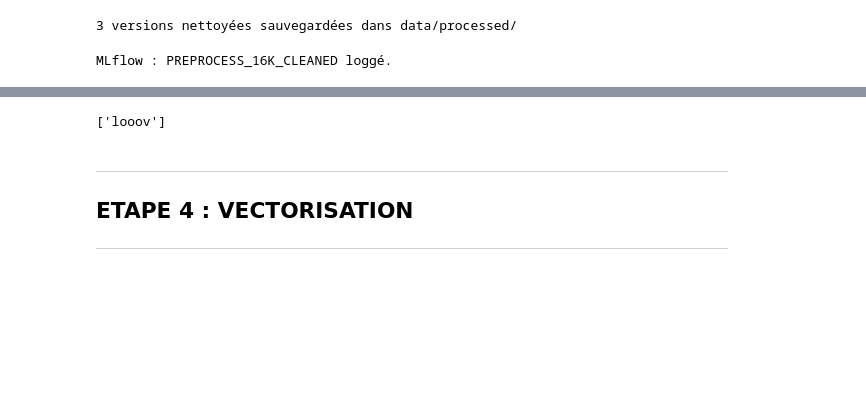
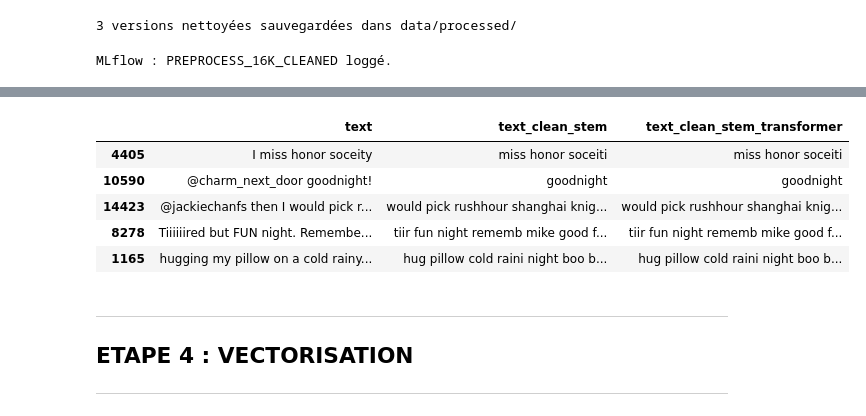
Before and after one commit to Michelita101/projet7-sentiment, a Jupyter notebook: notebooks/Dewerpe_Michèle_2_scripts_notebook_modélisation_092025.ipynb, the cells around one changed output, grey strips where cells are left out. Cells and saved outputs as stored; diff of their text form; code cells hidden in the pictures; blank space fills up the shorter version.

```diff
--- a/notebooks/Dewerpe_Michèle_2_scripts_notebook_modélisation_092025.ipynb
+++ b/notebooks/Dewerpe_Michèle_2_scripts_notebook_modélisation_092025.ipynb
@@ -896,6 +940,25 @@ class TextPreprocessor(BaseEstimator, TransformerMixin):
 # %%
-sample = ["I looove this!!! 😂 #awesome http://t.co"]
-transformer = TextPreprocessor()
-print(transformer.transform(sample))
+# Étape 2 — Test du transformer TextCleanerTransformer (stemming) sur un échantillon
+
+from sklearn.pipeline import Pipeline
+
+# 1. Échantillon aléatoire de 5 lignes
+sample_df = df_balanced.sample(5, random_state=42).copy()
+
+# 2. Pipeline avec notre transformer (ne modifie rien d'autre)
+cleaning_pipeline = Pipeline([
+    ("stem_cleaner", TextCleanerTransformer())  # nom explicite
+])
+
+# 3. Application à la colonne text
+sample_df["text_clean_stem_transformer"] = cleaning_pipeline.fit_transform(sample_df["text"])
+
+# 4. Comparaison avec la colonne existante
+display(sample_df[["text", "text_clean_stem", "text_clean_stem_transformer"]])
 # %% [output]
-['looov']
+|  | text | text_clean_stem | text_clean_stem_transformer |
+| 4405 | I miss honor soceity | miss honor soceiti | miss honor soceiti |
+| 10590 | @charm_next_door goodnight! | goodnight | goodnight |
+| 14423 | @jackiechanfs then I would pick r... | would pick rushhour shanghai knig... | would pick rushhour shanghai knig... |
+| 8278 | Tiiiiiired but FUN night. Remembe... | tiir fun night rememb mike good f... | tiir fun night rememb mike good f... |
+| 1165 | hugging my pillow on a cold rainy... | hug pillow cold raini night boo b... | hug pillow cold raini night boo b... |
```
Also changed, not shown: parts of 49 cells of this notebook.
